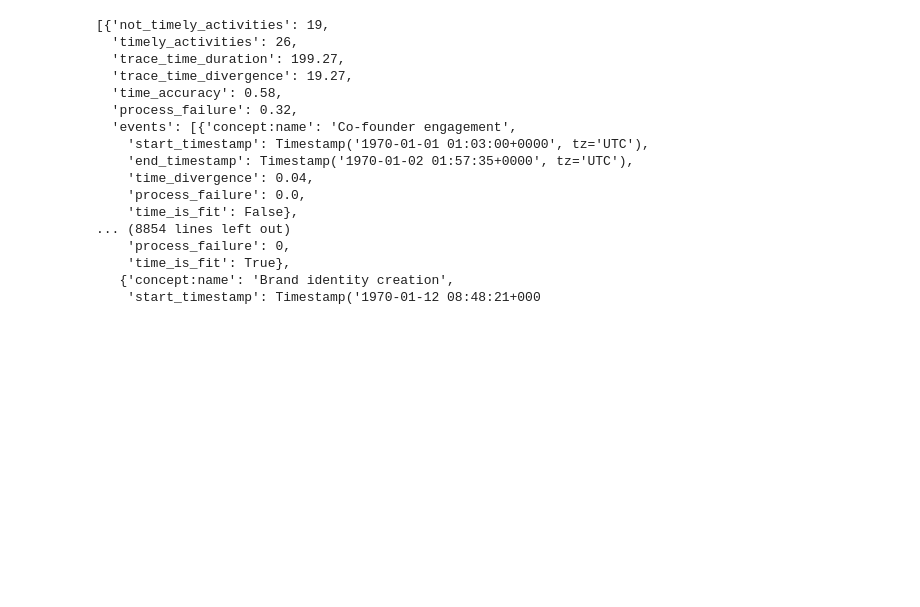
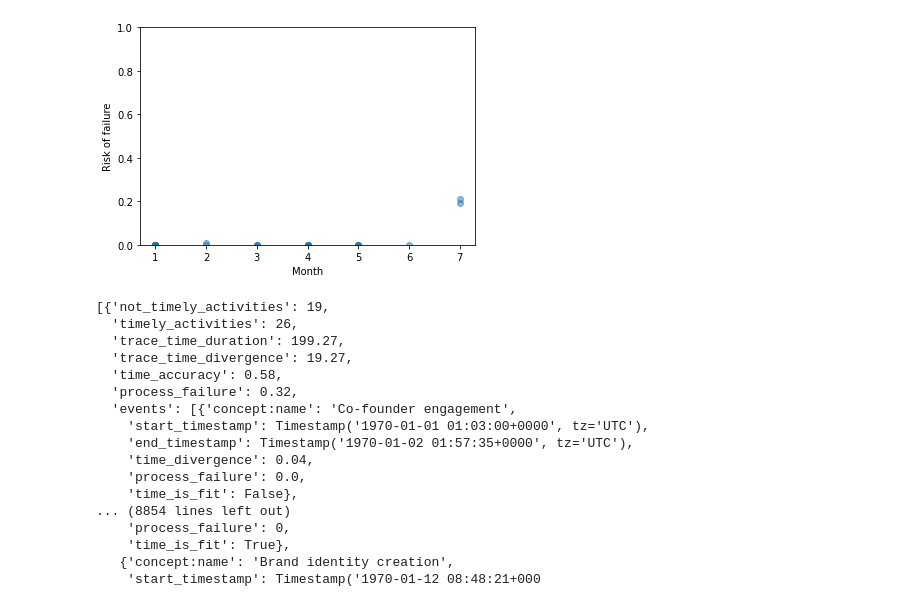
Before and after one commit to MarcoLassandro/Bakery_startup_project, a Jupyter notebook: code/TO-BE_Mix_phase.ipynb, the cells around one changed output. Cells and saved outputs as stored; diff of their text form; code cells hidden in the pictures; blank space fills up the shorter version.

```diff
--- a/code/TO-BE_Mix_phase.ipynb
+++ b/code/TO-BE_Mix_phase.ipynb
@@ -72,17 +72,17 @@ replayed_traces = token_replay.apply(simulated_log, petri_net, im, fm)
         A list of metrics related to each trace in the log:
         Such trace's metrics are stored in a dict:
         trace_dict : {
-                        'not_timely_activities' : number of activities that exceeded the time constraints,
+                        'not_timely_activities' : number of activities that respect the time constraints,
+                        'timely_activities' : number of activities that didn't respect the time constraints,
                         'timely_activities' : number of activities that didn't exceed the time constraints,
-                        'timely_activities' : number of activities that didn't exceed the time constraints,
-                        'time_accuracy': the fraction of activities that didn't exceeded the time constraints w.r.t the total activities executed,
-                        'trace_time_divergence': the time saved or wasted w.r.t the target_trace_duration (expressed in days),
-                        'proccess_failure' : the fraction of the time wasted w.r.t to the tolerance,
+                        'time_accuracy': the fraction of timely activities over the total number of events
+                        'trace_time_divergence': the time divergence between the time duration of the trace and the target duration, that is in this scenario set to 6 months (expressed in days)
+                        'proccess_failure' :  is evaluated through the fraction of the time divergence of the trace over the tolerance value. The tolerance parameter is expressed as the maximum number of days that a trace execution can waste,
+                                              w.r.t the target duration, over which the risk of failure is certain.
                         'events': [{...}]
                     }
 """
-def get_confromance_time(log, time_constraints, target_trace_duration, tolerance = 0, ending_activities = None, no_blocking_activities = [], activities_in_loop=[], antecedents = None):
-
+def get_conformance_time(log, time_constraints, target_trace_duration, tolerance = 0, ending_activities = None, antecedents = None, parameters = {"end_timestamp" : "end_timestamp", "start_timestamp" : "time:timestamp", "activity": "concept:name"}):
     conformance_time_traces = []
     for trace in log:
         trace_dict = {}
@@ -96,10 +96,10 @@ def get_confromance_time(log, time_constraints, target_trace_duration, tolerance
         for activity in trace:
             record = {}
 
-            tc = time_constraints[activity['concept:name']]
-            start_timestamp = activity['time:timestamp']
-            end_timestamp = activity['end_timestamp']
-            activity_name = activity['concept:name']
+            start_timestamp = activity[parameters['start_timestamp']]
+            end_timestamp = activity[parameters['end_timestamp']]
+            activity_name = activity[parameters['activity']]
+            tc = time_constraints[activity_name]
 
             record['concept:name'] = activity_name
             record['start_timestamp'] = start_timestamp
@@ -114,7 +114,7 @@ def get_confromance_time(log, time_constraints, target_trace_duration, tolerance
                 activities_dict[activity_name] = {}
                 activities_dict[activity_name]['tc_accumulation'] = time_accumulation
                 activities_dict[activity_name]['duration_of_execution'] = time_spent_in_days
-                activities_dict[activity_name]['end_timestamp'] = end_timestamp
+                activities_dict[activity_name][parameters['end_timestamp']] = end_timestamp
 
             #retrieve the last events processed of the first antecedents of the current activity
             last_antecedent_events = [activities_dict[antecedent] for antecedent in antecedents[activity['concept:name']] if activities_dict.get(antecedent) is not None]
@@ -133,7 +133,7 @@ def get_confromance_time(log, time_constraints, target_trace_duration, tolerance
                 activities_dict[activity_name]['duration_of_execution'] = time_spent_in_days
                 time_accumulation = tc
 
-            time_divergence =  activities_dict[activity_name]['duration_of_execution'] - activities_dict[activity['concept:name']]['tc_accumulation']
+            time_divergence =  activities_dict[activity_name]['duration_of_execution'] - activities_dict[activity_name]['tc_accumulation']
             if time_divergence <= 0:
                 record['process_failure'] = 0
             else:
@@ -161,7 +161,22 @@ def get_confromance_time(log, time_constraints, target_trace_duration, tolerance
     return conformance_time_traces
 # %%
 ending_activities = ['No Actions', 'Investment committee']
-conformance_on_time = get_confromance_time(simulated_log, time_constraints, target_trace_duration = 180, tolerance = 60, ending_activities = ending_activities, antecedents = antecedents)
+conformance_on_time = get_conformance_time(simulated_log, time_constraints, target_trace_duration = 180, tolerance = 60, ending_activities = ending_activities, antecedents = antecedents)
+# %%
+import numpy as np
+import matplotlib.pyplot as plt
+
+trace = conformance_on_time[3]['events']
+y = [event['process_failure'] for event in trace]
+x = [event['end_timestamp'].month for event in trace]
+
+plt.scatter(x, y, alpha=0.5)
+plt.ylim(0, 1);
+plt.ylabel("Risk of failure")
+plt.xlabel("Month")
+plt.show()
+# %% [output]
+[figure, added]
 # %%
 conformance_on_time
 # %% [output]
```
Also changed, not shown: parts of 1 cell of this notebook, 1 other file.
